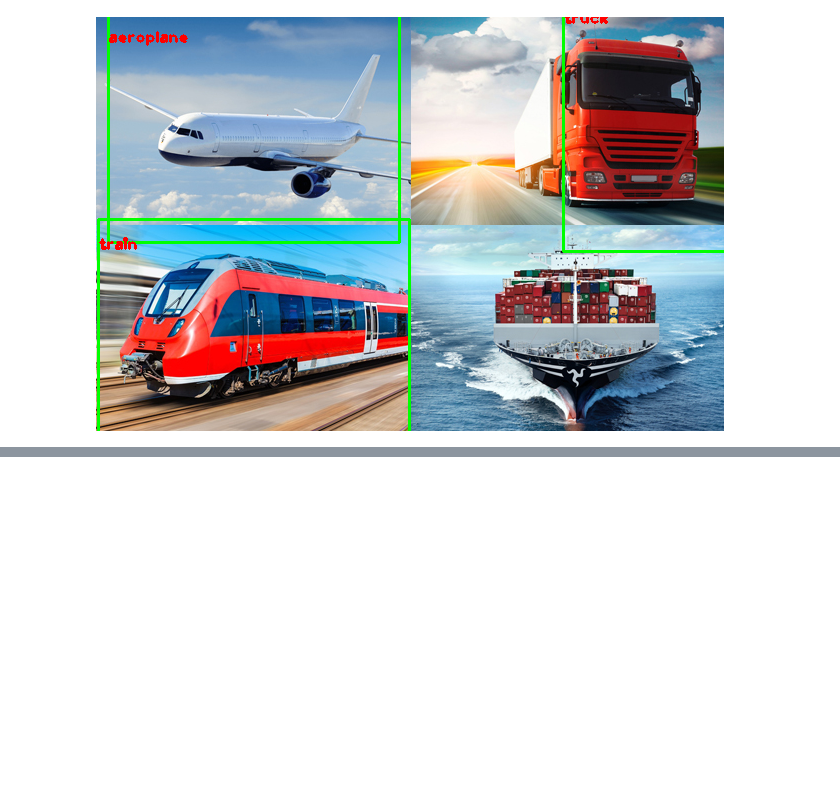
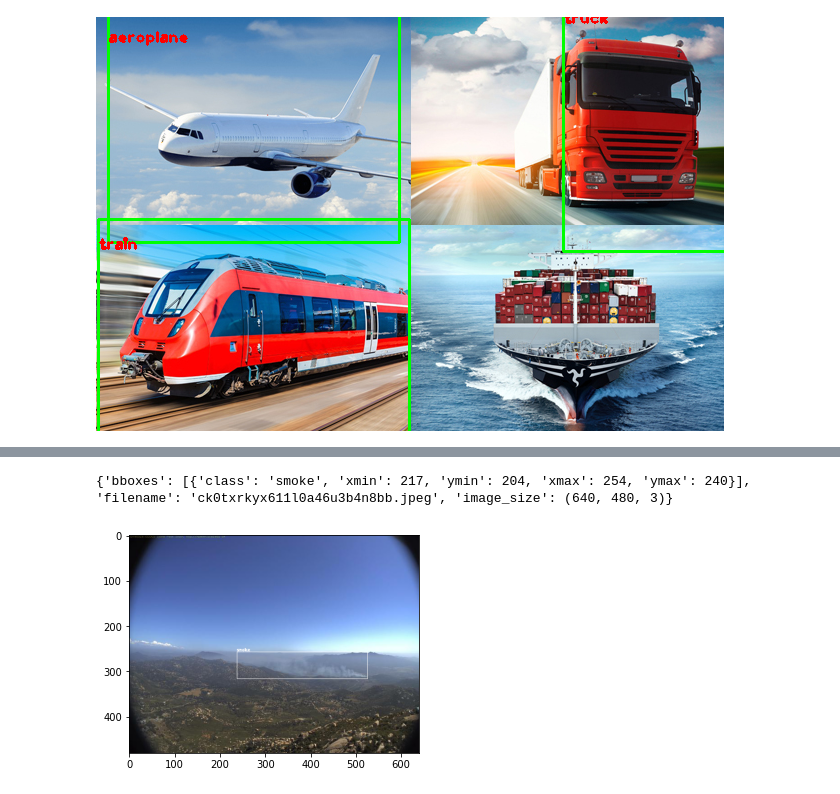
Before and after one commit to MorganPeju/inf8225_project, a Jupyter notebook: Projet_INF8225.ipynb, the cells around one changed output, grey strips where cells are left out. Cells and saved outputs as stored; diff of their text form; code cells hidden in the pictures; blank space fills up the shorter version.

Commit message:
vMorgan - Training w/ YOLOv5

```diff
--- a/Projet_INF8225.ipynb
+++ b/Projet_INF8225.ipynb
@@ -295,0 +361,11 @@ cv2_imshow(img)
+# %%
+smoke_dataset_V1_path = "/content/datasets/smoke_dataset_V1"
+smoke_dataset_V1_images_folder = "/annotated_bounding_box_hpwren/images"
+smoke_dataset_V1_annotations_folder = "/annotated_bounding_box_hpwren/xmls"
+file_name = "ck0txrkyx611l0a46u3b4n8bb"
+#/content/datasets/smoke_dataset_V1/annotated_bounding_box_hpwren/xmls/ck0k99e6p79go0944lmxivkmv.xml
+test = extract_info_from_xml(smoke_dataset_V1_path,smoke_dataset_V1_images_folder,smoke_dataset_V1_annotations_folder,file_name)
+
+print(test)
+# %% [output]
+{'bboxes': [{'class': 'smoke', 'xmin': 217, 'ymin': 204, 'xmax': 254, 'ymax': 240}], 'filename': 'ck0txrkyx611l0a46u3b4n8bb.jpeg', 'image_size': (640, 480, 3)}
@@ -295,0 +406,68 @@ cv2_imshow(img)
+# %%
+# Dictionary that maps class names to IDs
+class_name_to_id_mapping = {"smoke": 0}
+# Get the annotations
+xml_folder_path = f"{smoke_dataset_V1_path}{smoke_dataset_V1_annotations_folder}"
+
+annotations = [x[:-4] for x in os.listdir(xml_folder_path) if x[-3:] == "xml"]
+annotations.sort()
+prefixes = ('._')
+for word in annotations[:]:
+    if word.startswith(prefixes):
+        annotations.remove(word)
+
+
+# Convert and save the annotations
+for filename in tqdm(annotations):
+    info_dict = extract_info_from_xml(smoke_dataset_V1_path,smoke_dataset_V1_images_folder,smoke_dataset_V1_annotations_folder,filename)
+    convert_to_yolov5(xml_folder_path,info_dict,class_name_to_id_mapping)
+annotations = [os.path.join(xml_folder_path, x) for x in os.listdir(xml_folder_path) if x[-3:] == "txt"]
+# %%
+random.seed(0)
+
+class_id_to_name_mapping = dict(zip(class_name_to_id_mapping.values(), class_name_to_id_mapping.keys()))
+
+def plot_bounding_box(image, annotation_list):
+    annotations = np.array(annotation_list)
+    w, h = image.size
+
+    plotted_image = ImageDraw.Draw(image)
+
+    transformed_annotations = np.copy(annotations)
+    transformed_annotations[:,[1,3]] = annotations[:,[1,3]] * w
+    transformed_annotations[:,[2,4]] = annotations[:,[2,4]] * h
+
+    transformed_annotations[:,1] = transformed_annotations[:,1] - (transformed_annotations[:,3] / 2)
+    transformed_annotations[:,2] = transformed_annotations[:,2] - (transformed_annotations[:,4] / 2)
+    transformed_annotations[:,3] = transformed_annotations[:,1] + transformed_annotations[:,3]
+    transformed_annotations[:,4] = transformed_annotations[:,2] + transformed_annotations[:,4]
+
+    for ann in transformed_annotations:
+        obj_cls, x0, y0, x1, y1 = ann
+        plotted_image.rectangle(((x0,y0), (x1,y1)))
+
+        plotted_image.text((x0, y0 - 10), class_id_to_name_mapping[(int(obj_cls))])
+
+    plt.imshow(np.array(image))
+    plt.show()
+
+# Get any random annotation file
+annotation_file = random.choice(annotations)
+
+with open(annotation_file, "r") as file:
+    annotation_list = file.read().split("\n")[:-1]
+    annotation_list = [x.split(" ") for x in annotation_list]
+    annotation_list = [[float(y) for y in x ] for x in annotation_list]
+
+#Get the corresponding image file
+image_file = annotation_file.replace("xmls", "images").replace("txt", "jpeg")
+
+assert os.path.exists(image_file)
+
+#Load the image
+image = Image.open(image_file)
+
+#Plot the Bounding Box
+plot_bounding_box(image, annotation_list)
+# %% [output]
+[figure, added]
```
Also changed, not shown: parts of 14 cells of this notebook.
